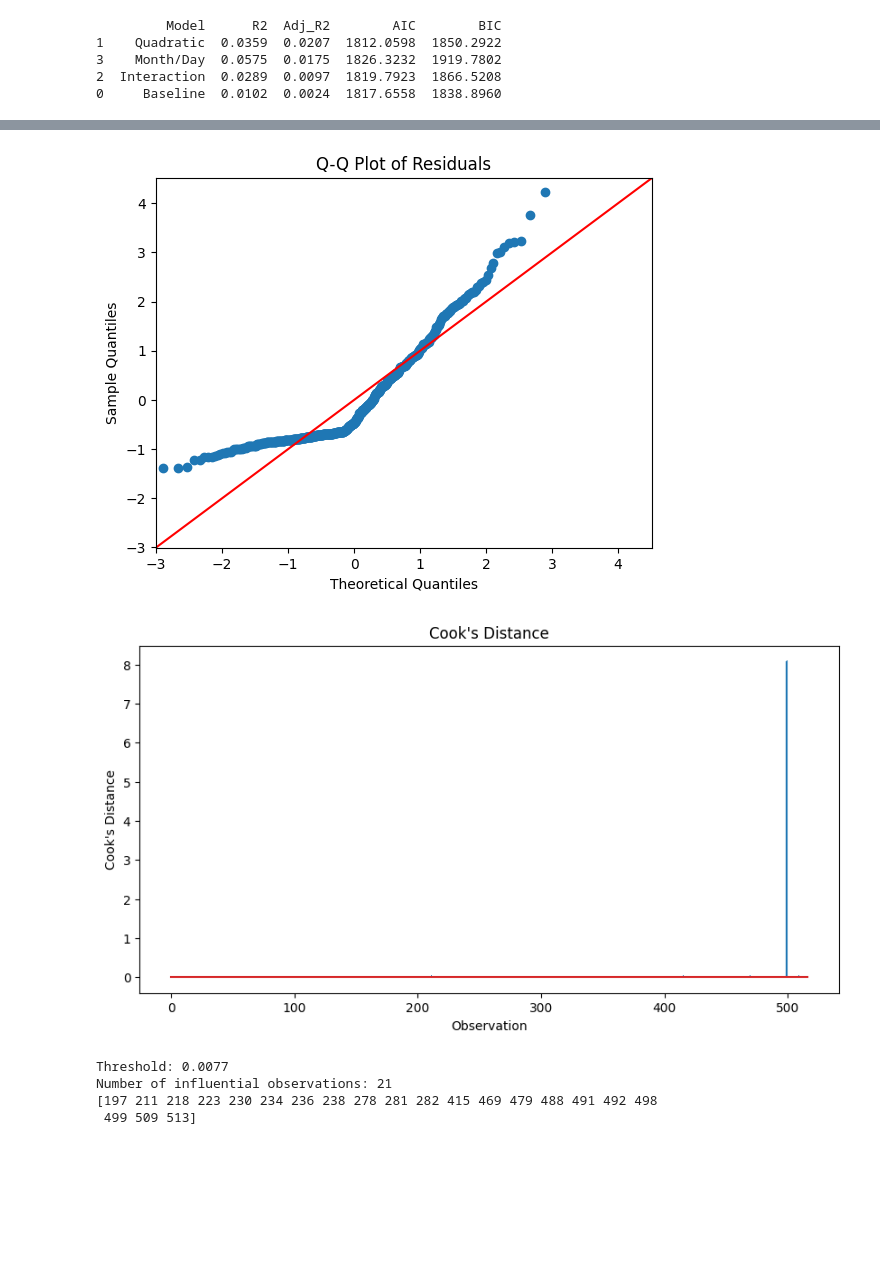
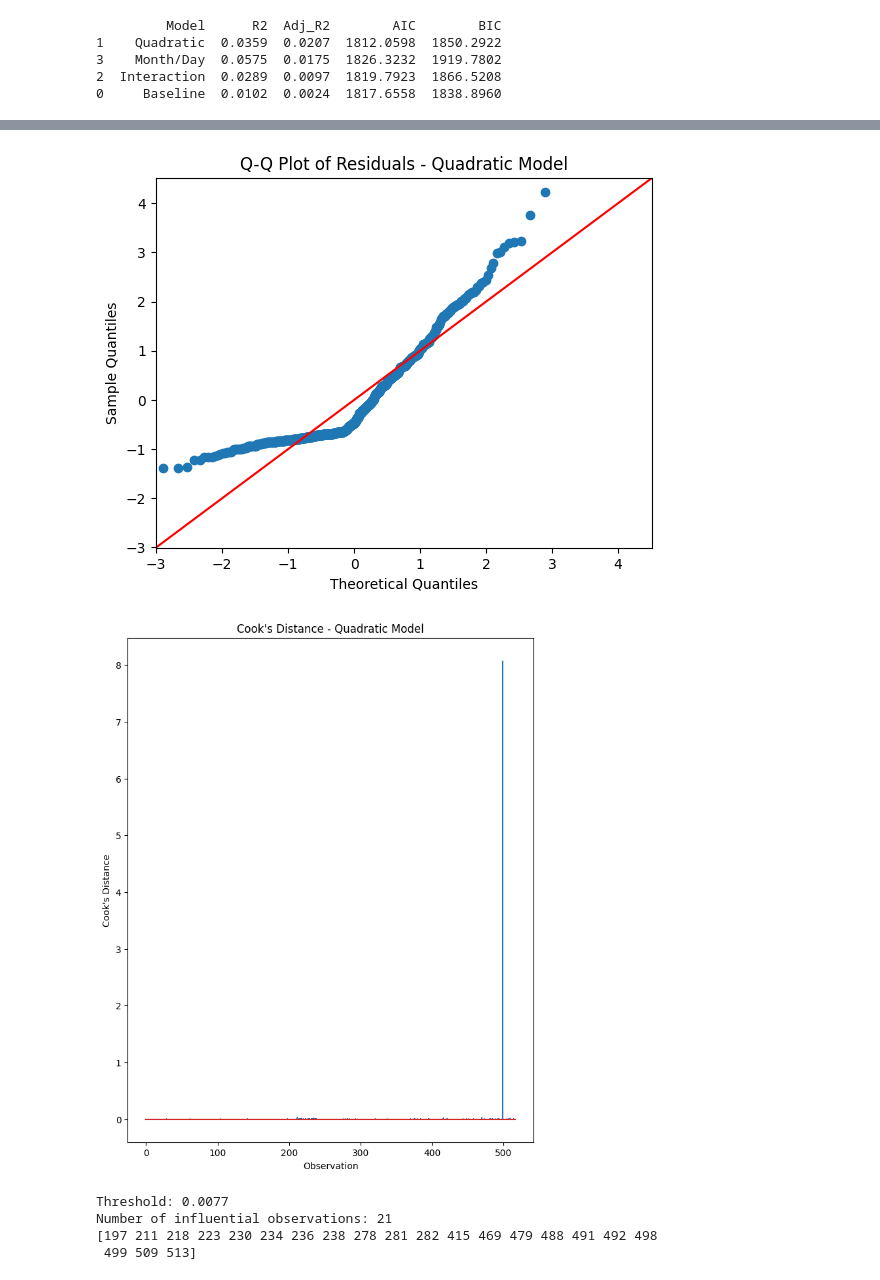
Before and after one commit to mbielecki1/mod8, a Jupyter notebook: C06M08Lab.ipynb, the cells around one changed output, grey strips where cells are left out. Saved outputs shown, nothing was run; the diff lists cells and outputs as text; code cells hidden in the pictures; blank space fills up the shorter version.

```diff
--- a/C06M08Lab.ipynb
+++ b/C06M08Lab.ipynb
@@ -300,7 +297,8 @@ df['RH_sq'] = df['RH'] ** 2
 df['wind_sq'] = df['wind'] ** 2
 df['log_rain_sq'] = df['log_rain'] ** 2
 
-quadratic_model = smf.ols(formula='log_area ~ temp + RH + wind + log_rain + temp_sq + RH_sq + wind_sq + log_rain_sq', data=df).fit()
+quadratic_model = smf.ols(formula='log_area ~ \
+        temp + RH + wind + log_rain + temp_sq + RH_sq + wind_sq + log_rain_sq', data=df).fit()
 print(quadratic_model.summary())
 # %% [output]
                             OLS Regression Results
@@ -450,12 +446,10 @@ plt.show()
 # %%
 # create Q-Q plots
 sm.qqplot(residuals, line='45', fit=True)
-
-plt.title('Q-Q Plot of Residuals')
-
+plt.title('Q-Q Plot of Residuals - Quadratic Model')
 plt.show()
 # %% [output]
-[figure, old version]
+[figure, new version]
 # %%
 # Cook's distance
 influence = quadratic_model.get_influence()
@@ -463,18 +457,14 @@ influence = quadratic_model.get_influence()
 cooks_d = influence.cooks_distance[0]
 # %%
 # plot Cook's distance
-plt.figure(figsize=(10,5))
-
-plt.stem(range(len(cooks_d)), cooks_d, markerfmt=','
-)
-
+plt.figure(figsize=(8,10))
+plt.stem(range(len(cooks_d)), cooks_d, markerfmt=',')
 plt.xlabel('Observation')
 plt.ylabel("Cook's Distance")
-plt.title("Cook's Distance")
-
+plt.title("Cook's Distance - Quadratic Model")
 plt.show()
 # %% [output]
-[figure, old version]
+[figure, new version]
 # %%
 n = len(cooks_d)
 
```
Also changed, not shown: parts of 48 cells of this notebook.
